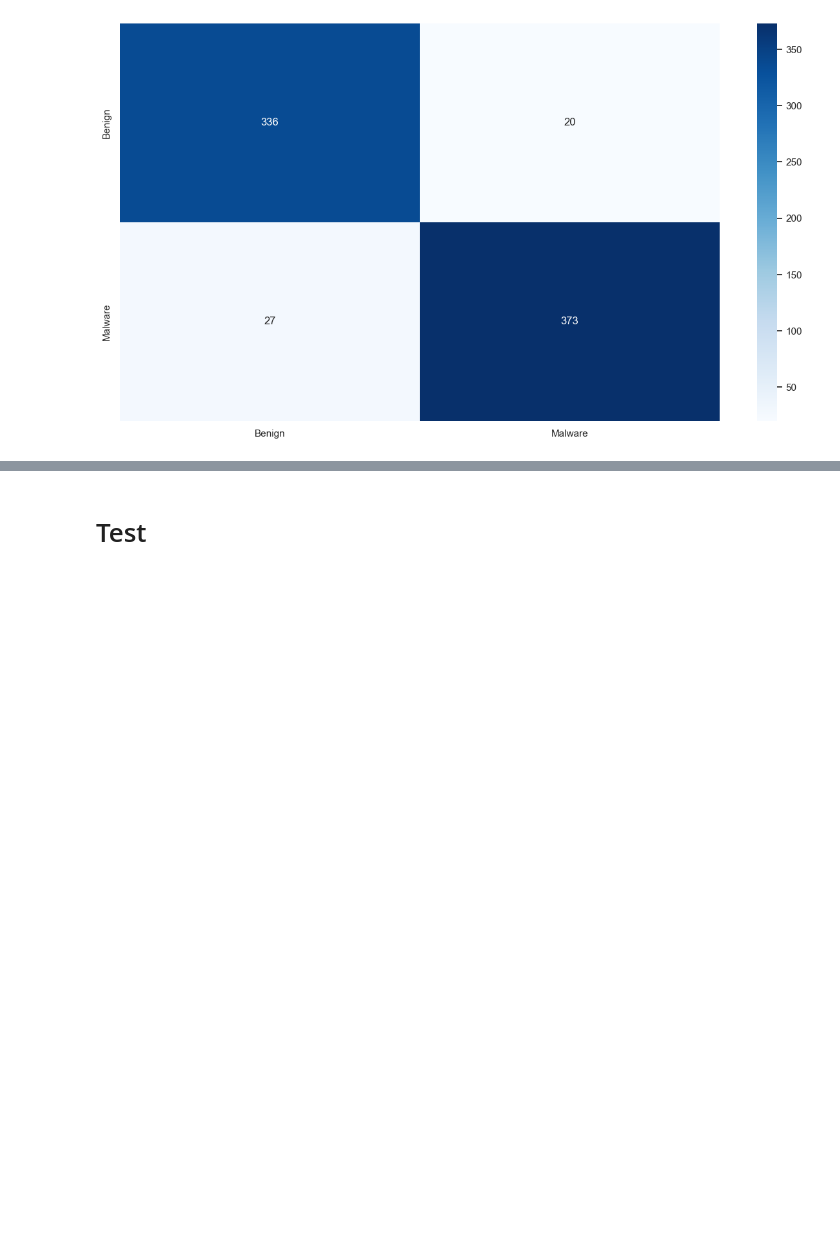
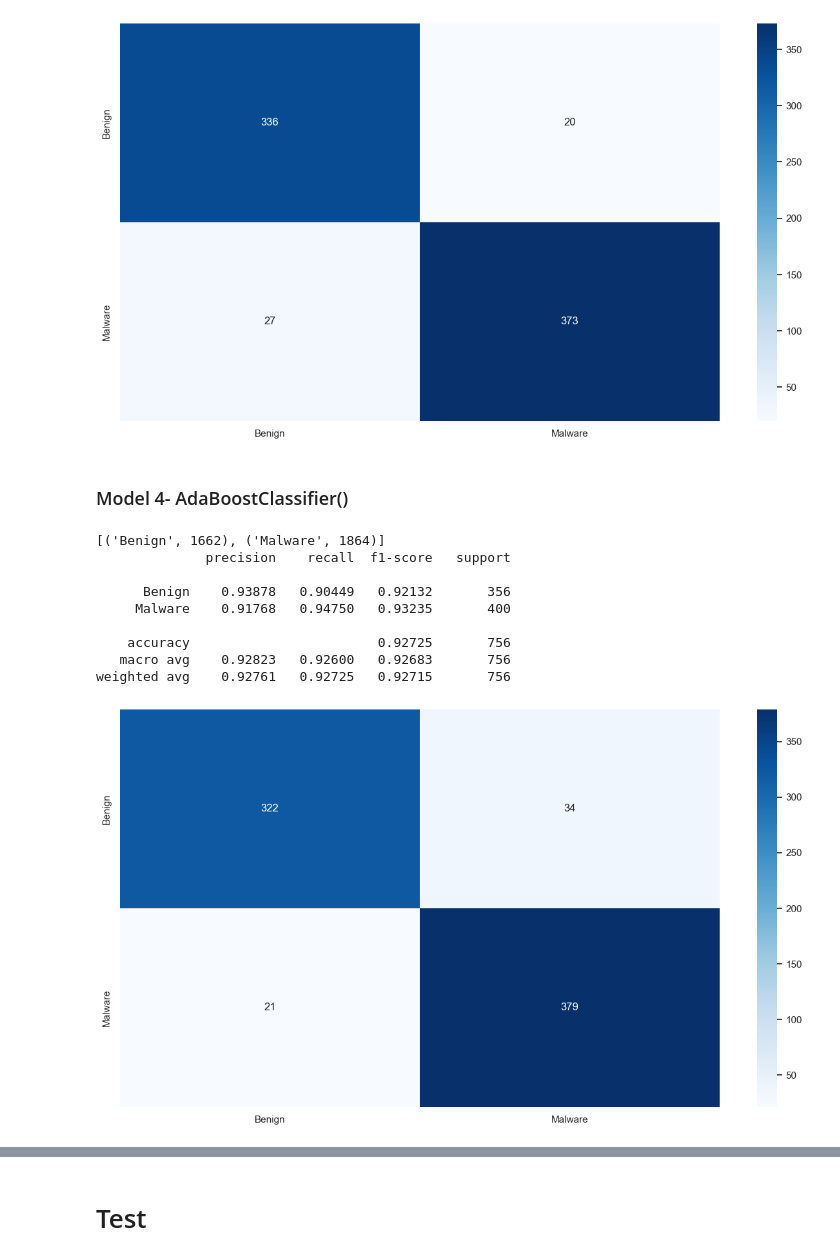
Before and after one commit to RazElbaz/API_security_challenge, a Jupyter notebook: model_dataset_1_label.ipynb, the cells around one changed output, grey strips where cells are left out. Drawn from its saved outputs; the diff is of its cells as text; code cells hidden in the pictures; blank space fills up the shorter version.

```diff
--- a/model_dataset_1_label.ipynb
+++ b/model_dataset_1_label.ipynb
@@ -294,7 +294,7 @@ from sklearn.tree import DecisionTreeClassifier
 dtc = DecisionTreeClassifier()
 
 #  The random_state in these algorithms controls the randomness involved during the node splitting process by searching for the best feature
-parameters = {"random_state": [10,20,30,40,50,100,200,300],
+parameters = {"random_state": [None,10,20,30,40,50,100,200,300],
              "splitter":["best", "random"],
              "max_depth":[1,2,3,4,5,6,7,8,9,10]
              }
@@ -327,8 +327,7 @@ from sklearn.ensemble import GradientBoostingClassifier
 # We choose our model of choice and set it's hyper parameters you can change anything
 gbc = GradientBoostingClassifier()
 
-parameters = {"n_estimators": [100,200,300,400]
-             }
+parameters = {"n_estimators": [50,100,200,300,350,400]}
 
 # GridSearchCV is a technique for finding the optimal parameter values from a given set of parameters in a grid
 gbc = GridSearchCV(gbc, parameters)
@@ -350,3 +349,36 @@ ResultPrintout(gbc)
    macro avg    0.93736   0.93816   0.93768       756
 weighted avg    0.93805   0.93783   0.93786       756
 [figure]
+# %% [markdown]
+### Model 4- AdaBoostClassifier()
+# %%
+# https://scikit-learn.org/stable/modules/generated/sklearn.ensemble.AdaBoostClassifier.html
+from sklearn.ensemble import AdaBoostClassifier
+# We choose our model of choice and set it's hyper parameters you can change anything
+abc = AdaBoostClassifier()
+
+#  The random_state in these algorithms controls the randomness involved during the node splitting process by searching for the best feature
+parameters = {"random_state": [None,10,20,30,40,50,100,200,300],
+              "n_estimators": [50,100,200,300,400]
+             }
+
+# GridSearchCV is a technique for finding the optimal parameter values from a given set of parameters in a grid
+abc = GridSearchCV(abc, parameters)
+# Train Model
+abc.fit(X_train, y_train)
+
+# # Check data balance and variety
+print(sorted(Counter(y_train).items()))
+abc = abc.best_estimator_
+ResultPrintout(abc)
+# %% [output]
+[('Benign', 1662), ('Malware', 1864)]
+              precision    recall  f1-score   support
+
+      Benign    0.93878   0.90449   0.92132       356
+     Malware    0.91768   0.94750   0.93235       400
+
+    accuracy                        0.92725       756
+   macro avg    0.92823   0.92600   0.92683       756
+weighted avg    0.92761   0.92725   0.92715       756
+[figure, added]
```
Also changed, not shown: parts of 8 cells of this notebook, 1 other file.
